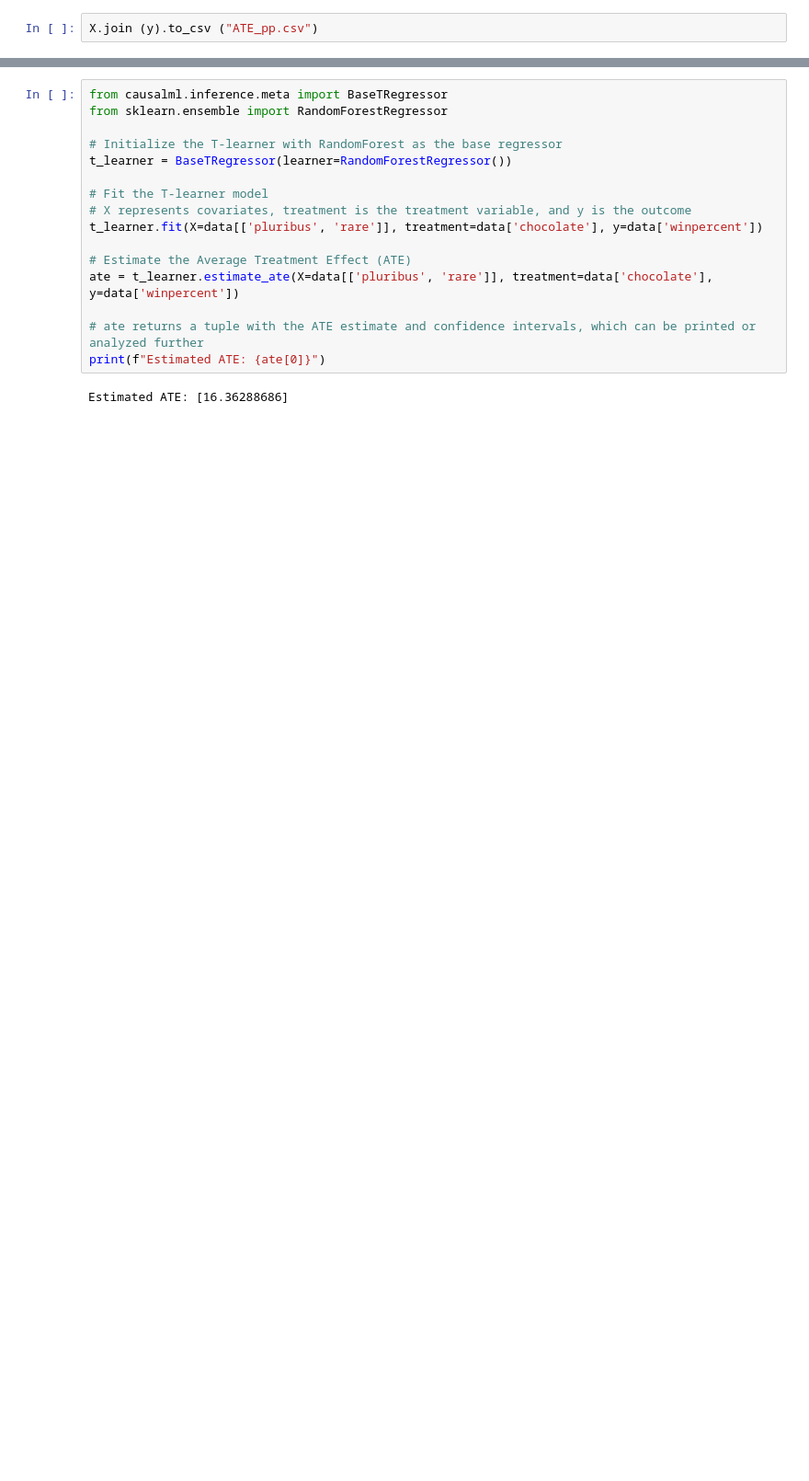
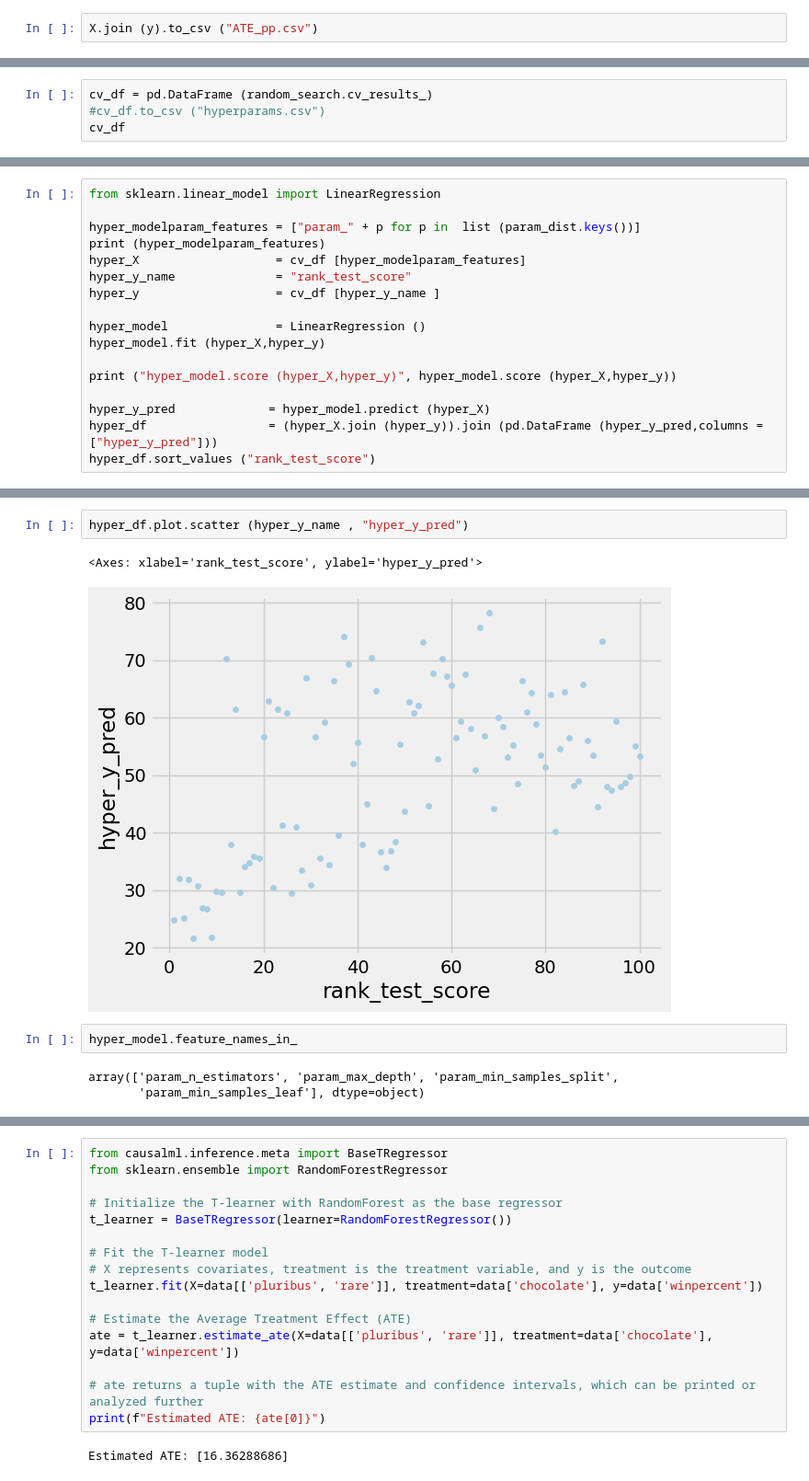
Before and after one commit to Eezzeldin/candy, a Jupyter notebook: candy.ipynb, the cells around one changed output, grey strips where cells are left out. Shown at 92% size. Cells and saved outputs as stored; diff of their text form; blank space fills up the shorter version.

Commit message:
hypermodeling

```diff
--- a/candy.ipynb
+++ b/candy.ipynb
@@ -131,0 +167,4 @@ X.join (y).to_csv ("ATE_pp.csv")
+# %%
+cv_df = pd.DataFrame (random_search.cv_results_)
+#cv_df.to_csv ("hyperparams.csv")
+cv_df
@@ -131,0 +207,17 @@ X.join (y).to_csv ("ATE_pp.csv")
+# %%
+from sklearn.linear_model import LinearRegression
+
+hyper_modelparam_features = ["param_" + p for p in  list (param_dist.keys())]
+print (hyper_modelparam_features)
+hyper_X                   = cv_df [hyper_modelparam_features]
+hyper_y_name              = "rank_test_score"
+hyper_y                   = cv_df [hyper_y_name ]
+
+hyper_model               = LinearRegression ()
+hyper_model.fit (hyper_X,hyper_y)
+
+print ("hyper_model.score (hyper_X,hyper_y)", hyper_model.score (hyper_X,hyper_y))
+
+hyper_y_pred             = hyper_model.predict (hyper_X)
+hyper_df                 = (hyper_X.join (hyper_y)).join (pd.DataFrame (hyper_y_pred,columns = ["hyper_y_pred"]))
+hyper_df.sort_values ("rank_test_score")
@@ -131,0 +240,10 @@ X.join (y).to_csv ("ATE_pp.csv")
+# %%
+hyper_df.plot.scatter (hyper_y_name , "hyper_y_pred")
+# %% [output]
+<Axes: xlabel='rank_test_score', ylabel='hyper_y_pred'>
+[figure, added]
+# %%
+hyper_model.feature_names_in_
+# %% [output]
+array(['param_n_estimators', 'param_max_depth', 'param_min_samples_split',
+       'param_min_samples_leaf'], dtype=object)
```
Also changed, not shown: parts of 10 cells of this notebook.
